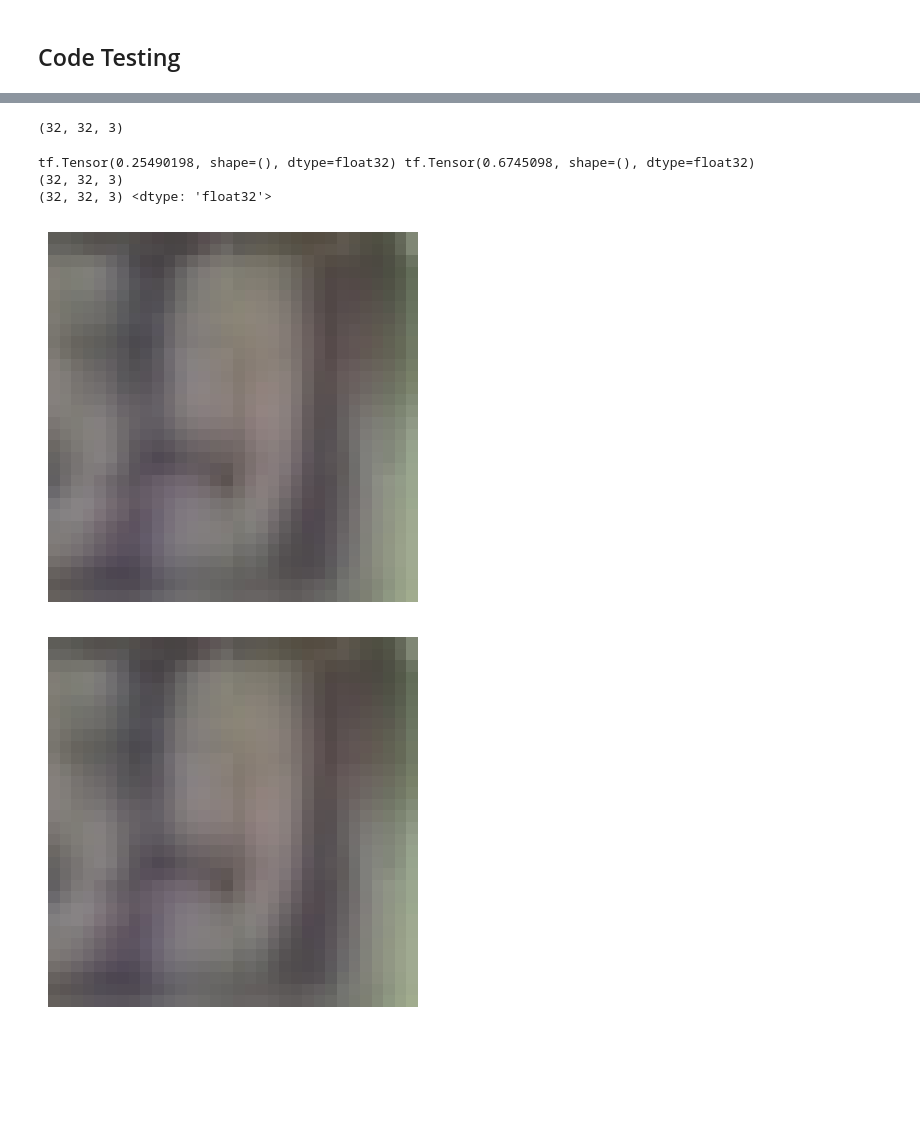
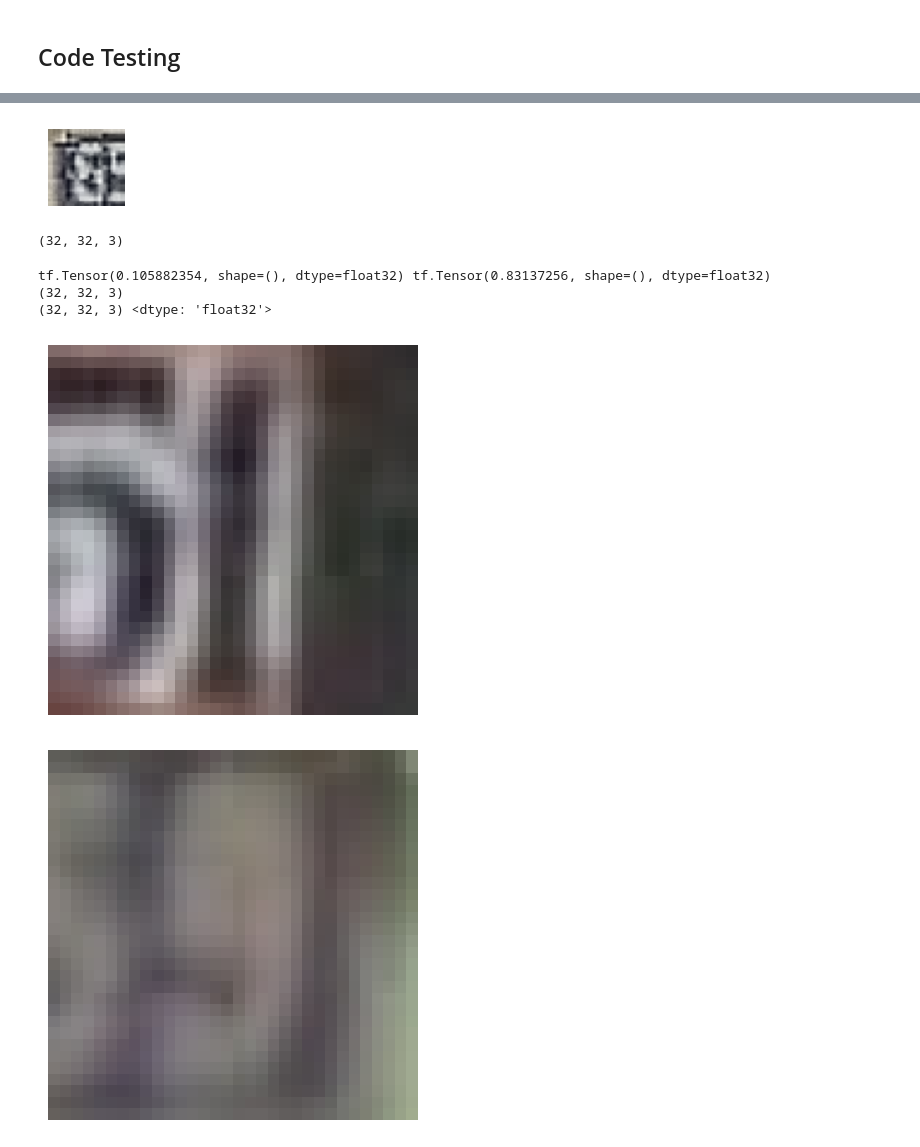
Before and after one commit to TheTrooper83/Final_project_2024, a Jupyter notebook: Model/Feature Protype.ipynb, the cells around one changed output, grey strips where cells are left out. Cells and saved outputs as stored; diff of their text form; code cells hidden in the pictures; blank space fills up the shorter version.

```diff
--- a/Model/Feature Protype.ipynb
+++ b/Model/Feature Protype.ipynb
@@ -887,3 +1417,23 @@ plt.show()
+# %%
+# Converting back to RGB to display
+
+# rgb_2 = tfio.experimental.color.yuv_to_rgb(X_lcn_y[1,:,:,:])
+# rgb_2 = tfio.experimental.color.yuv_to_rgb(X_train_reshaped[0,:,:,:])
+rgb_2  =  rgb_2 .numpy()
+r = rescale_image(rgb_2[:,:,0])
+g = rescale_image(rgb_2[:,:,1])
+b = rescale_image(rgb_2[:,:,2])
+
+rgb_2[:,:,0], rgb_2[:,:,1], rgb_2[:,:,2] = r, g, b
+
+
+plt.figure(figsize=(1, 1))
+# plt.figure()
+plt.imshow(X_lcn_y[1,:,:,:])
+plt.axis('off')
+plt.show()
+# %% [output]
+[figure, added]
 # %%
 X_train_merge[:,:,:,0].shape
 # %% [output]
@@ -891,29 +1441,29 @@ X_train_merge[:,:,:,0].shape
 # %%
 import tensorflow_io as tfio
 
-image = tf.cast(X_train_merge[:,:,:,0], tf.float32) / 255.0
+image = tf.cast(X_train_merge[:,:,:,2], tf.float32) / 255.0
 # image = X_train_normalized[0, :, :, :]
 
 
 
 print(tf.reduce_min(image), tf.reduce_max(image))
 print(image.shape)
 
 
 yuv = tfio.experimental.color.rgb_to_yuv(image)
 
 print(yuv.shape, yuv.dtype)
 
 
 plt.figure()
 plt.imshow(image)
 plt.axis('off')
 plt.show()
 # %% [output]
-tf.Tensor(0.25490198, shape=(), dtype=float32) tf.Tensor(0.6745098, shape=(), dtype=float32)
+tf.Tensor(0.105882354, shape=(), dtype=float32) tf.Tensor(0.83137256, shape=(), dtype=float32)
 (32, 32, 3)
 (32, 32, 3) <dtype: 'float32'>
-[figure, old version]
+[figure, new version]
 # %%
 
 
```
Also changed, not shown: parts of 31 cells of this notebook, 1 other file.
